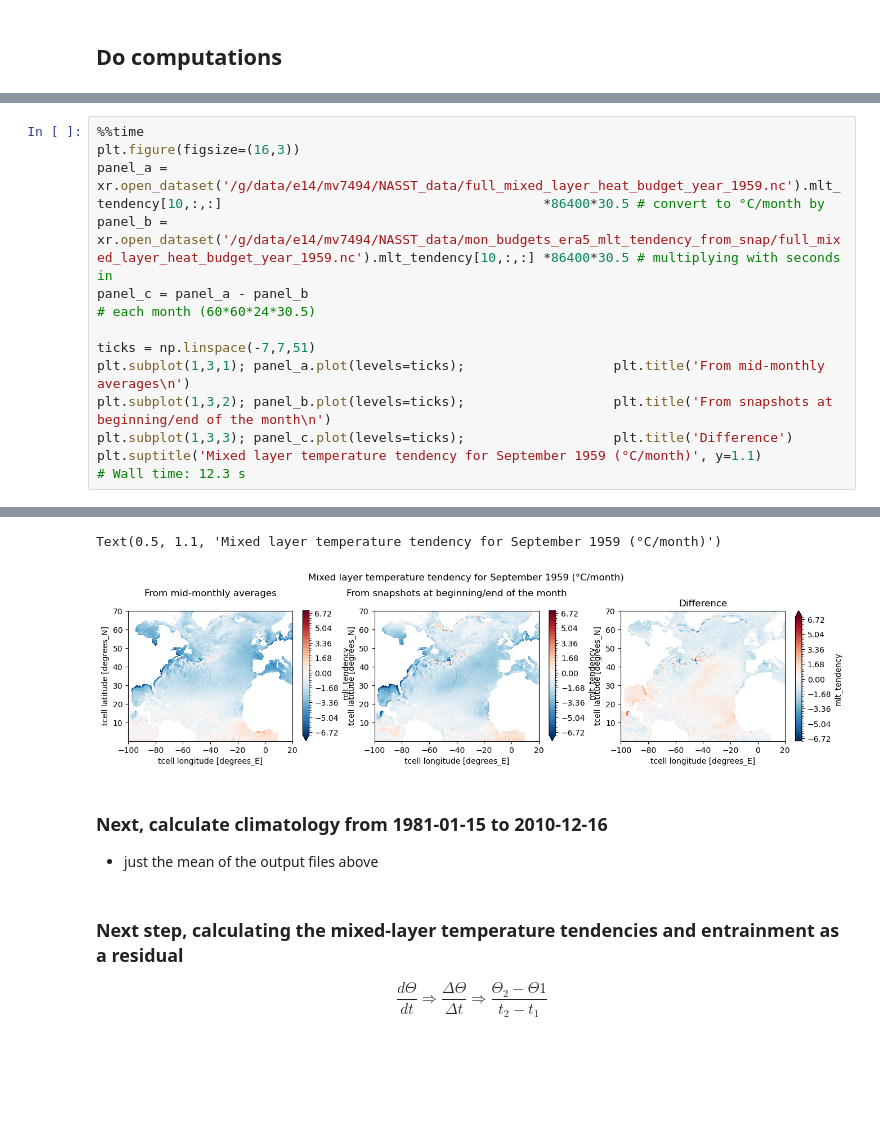
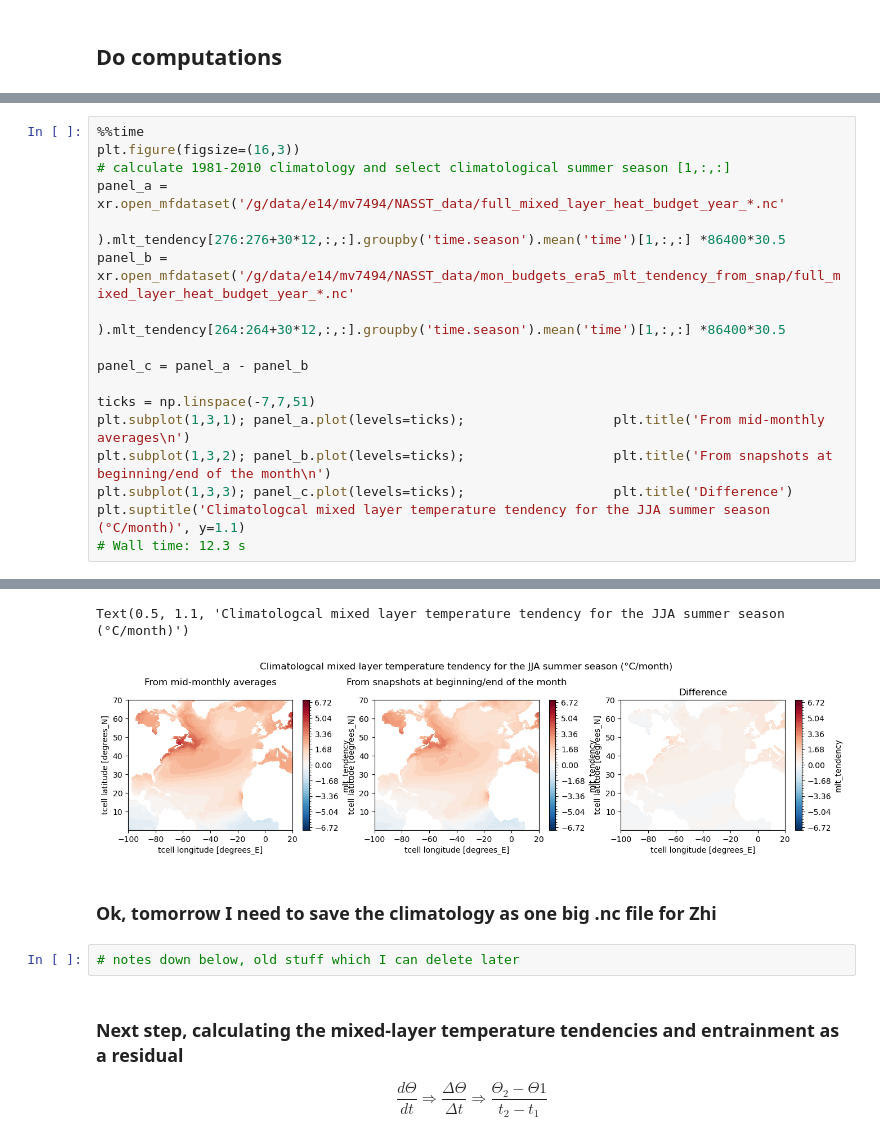
Before and after one commit to mauricehuguenin/sharing, a Jupyter notebook: Anomalous_Mixed_Layer_Heat_Budget_ACCESS-OM2-ERA_snapshot_20250218_1654.ipynb, the cells around one changed output, grey strips where cells are left out. Cells and saved outputs as stored; diff of their text form; blank space fills up the shorter version.

```diff
--- a/Anomalous_Mixed_Layer_Heat_Budget_ACCESS-OM2-ERA_snapshot_20250218_1654.ipynb
+++ b/Anomalous_Mixed_Layer_Heat_Budget_ACCESS-OM2-ERA_snapshot_20250218_1654.ipynb
@@ -286,14 +317,18 @@ creating data for output001
 # %%
 %%time
 plt.figure(figsize=(16,3))
-panel_a = xr.open_dataset('/g/data/e14/mv7494/NASST_data/full_mixed_layer_heat_budget_year_1959.nc').mlt_tendency[10,:,:]                                         *86400*30.5 # convert to °C/month by
-panel_b = xr.open_dataset('/g/data/e14/mv7494/NASST_data/mon_budgets_era5_mlt_tendency_from_snap/full_mixed_layer_heat_budget_year_1959.nc').mlt_tendency[10,:,:] *86400*30.5 # multiplying with seconds in
-panel_c = panel_a - panel_b                                                                                                                                                   # each month (60*60*24*30.5)
+# calculate 1981-2010 climatology and select climatological summer season [1,:,:]
+panel_a = xr.open_mfdataset('/g/data/e14/mv7494/NASST_data/full_mixed_layer_heat_budget_year_*.nc'
+                           ).mlt_tendency[276:276+30*12,:,:].groupby('time.season').mean('time')[1,:,:] *86400*30.5
+panel_b = xr.open_mfdataset('/g/data/e14/mv7494/NASST_data/mon_budgets_era5_mlt_tendency_from_snap/full_mixed_layer_heat_budget_year_*.nc'
+                           ).mlt_tendency[264:264+30*12,:,:].groupby('time.season').mean('time')[1,:,:] *86400*30.5
+
+panel_c = panel_a - panel_b
 
 ticks = np.linspace(-7,7,51)
 plt.subplot(1,3,1); panel_a.plot(levels=ticks);                   plt.title('From mid-monthly averages\n')
 plt.subplot(1,3,2); panel_b.plot(levels=ticks);                   plt.title('From snapshots at beginning/end of the month\n')
 plt.subplot(1,3,3); panel_c.plot(levels=ticks);                   plt.title('Difference')
-plt.suptitle('Mixed layer temperature tendency for September 1959 (°C/month)', y=1.1)
+plt.suptitle('Climatologcal mixed layer temperature tendency for the JJA summer season (°C/month)', y=1.1)
 # Wall time: 12.3 s
 # %% [output]
@@ -302,8 +337,9 @@ Wall time: 220 ms
-Text(0.5, 1.1, 'Mixed layer temperature tendency for September 1959 (°C/month)')
+Text(0.5, 1.1, 'Climatologcal mixed layer temperature tendency for the JJA summer season (°C/month)')
-[figure, old version]
+[figure, new version]
-# %% [markdown]
-### Next, calculate climatology from 1981-01-15 to 2010-12-16
-- just the mean of the output files above
+# %% [markdown]
+### Ok, tomorrow I need to save the climatology as one big .nc file for Zhi
+# %%
+# notes down below, old stuff which I can delete later
 # %% [markdown]
 ### Next step, calculating the mixed-layer temperature tendencies and entrainment as a residual
 $$\frac{d\Theta}{dt} \Rightarrow \frac{\Delta\Theta}{\Delta t} \Rightarrow \frac{\Theta_2-\Theta1}{t_2-t_1}$$
```
Also changed, not shown: parts of 4 cells of this notebook.
